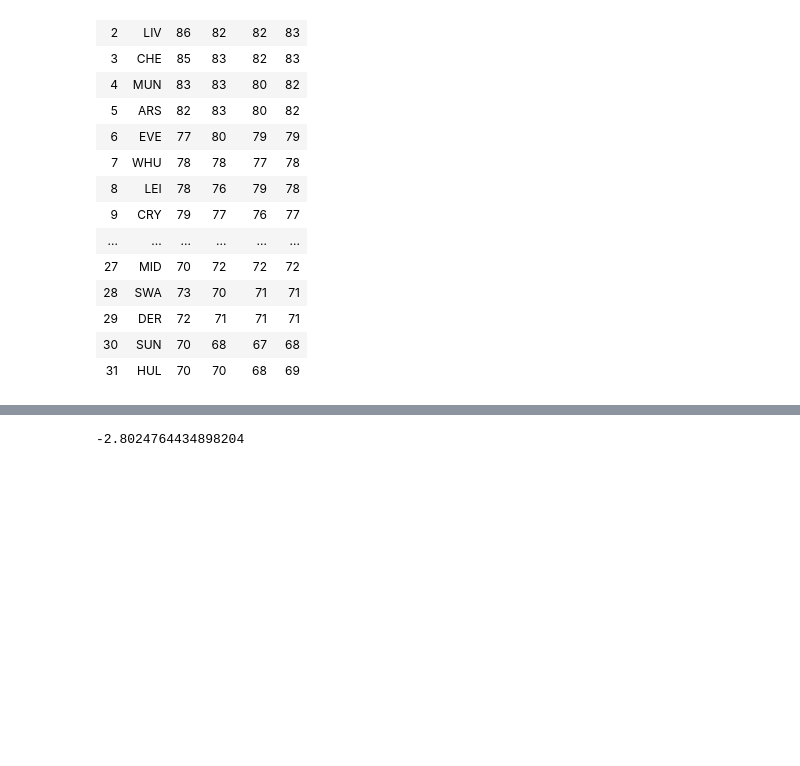
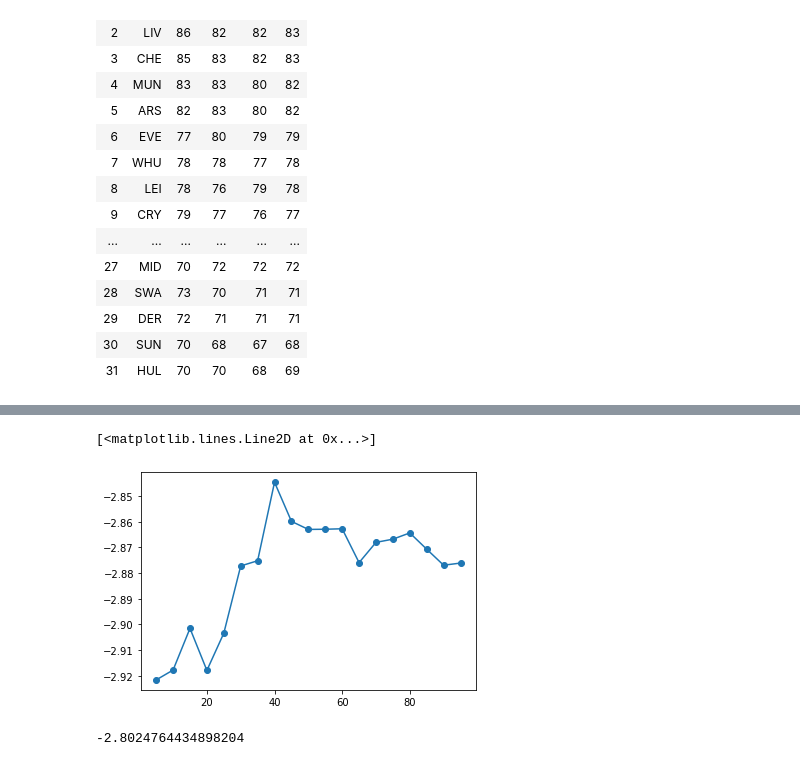
Before and after one commit to SeaNation/https-github.com-alan-turing-institute-AIrsenal, a Jupyter notebook: sandbox/team_model_number_matches.ipynb, the cells around one changed output, grey strips where cells are left out. Cells and saved outputs as stored; diff of their text form; code cells hidden in the pictures; blank space fills up the shorter version.

```diff
--- a/sandbox/team_model_number_matches.ipynb
+++ b/sandbox/team_model_number_matches.ipynb
@@ -170,3 +189,8 @@ plt.plot(range(5,50,5), scores, 'o-')
+# %%
+plt.plot(range(5,100,5), scores, 'o-')
+# %% [output]
+[<matplotlib.lines.Line2D at 0x...>]
+[figure, added]
 # %%
 model_team.log_score()
 # %% [output]
```
Also changed, not shown: parts of 2 cells of this notebook.
